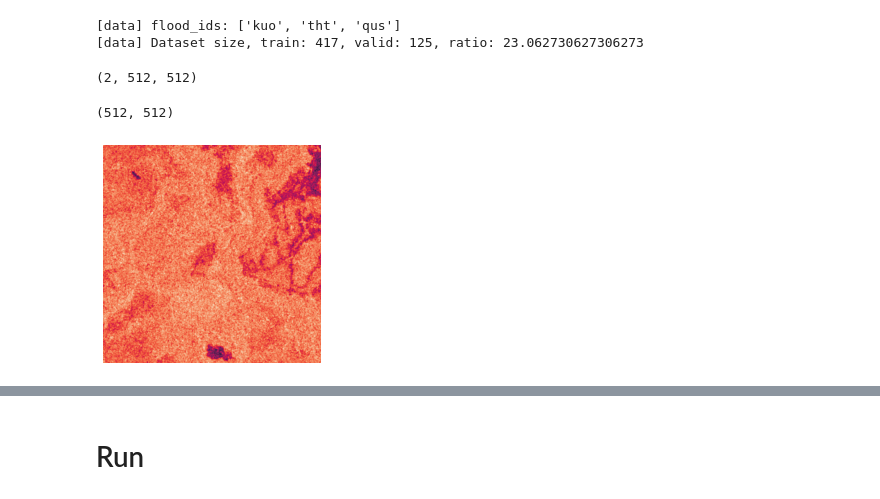
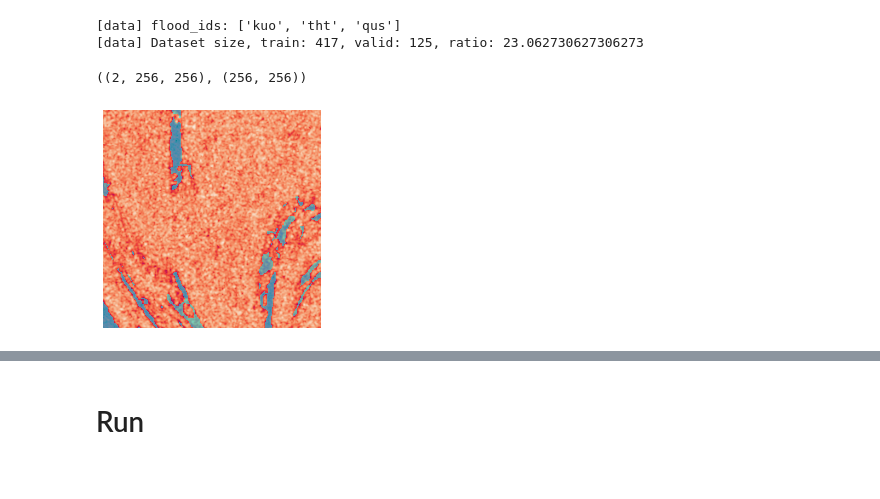
Before and after one commit to MIchaelKa/detect-flood-water, a Jupyter notebook: detect-flood-water-train.ipynb, the cells around one changed output, grey strips where cells are left out. Cells and saved outputs as stored; diff of their text form; code cells hidden in the pictures.

```diff
--- a/detect-flood-water-train.ipynb
+++ b/detect-flood-water-train.ipynb
@@ -363,14 +367,13 @@ sample_data = train_dataset[13]
-# %%
-chip = sample_data['chip']
-chip.shape
-# %% [output]
-(2, 512, 512)
-# %%
-label = sample_data['label']
-label.shape
-# %% [output]
-(512, 512)
-# %%
-show_image(chip[0])
-# %% [output]
-[figure, removed]
+# %%
+sample_data = train_dataset[9]
+chip = sample_data['chip']
+label = sample_data['label']
+
+chip.shape, label.shape
+# %% [output]
+((2, 256, 256), (256, 256))
+# %%
+label_to_show = np.ma.masked_where((label == 0) | (label == 255), label)
+show_image_and_label(chip[1], label_to_show)
+# %% [output]
+[figure, added]
```
Also changed, not shown: parts of 33 cells of this notebook, 5 other files.
